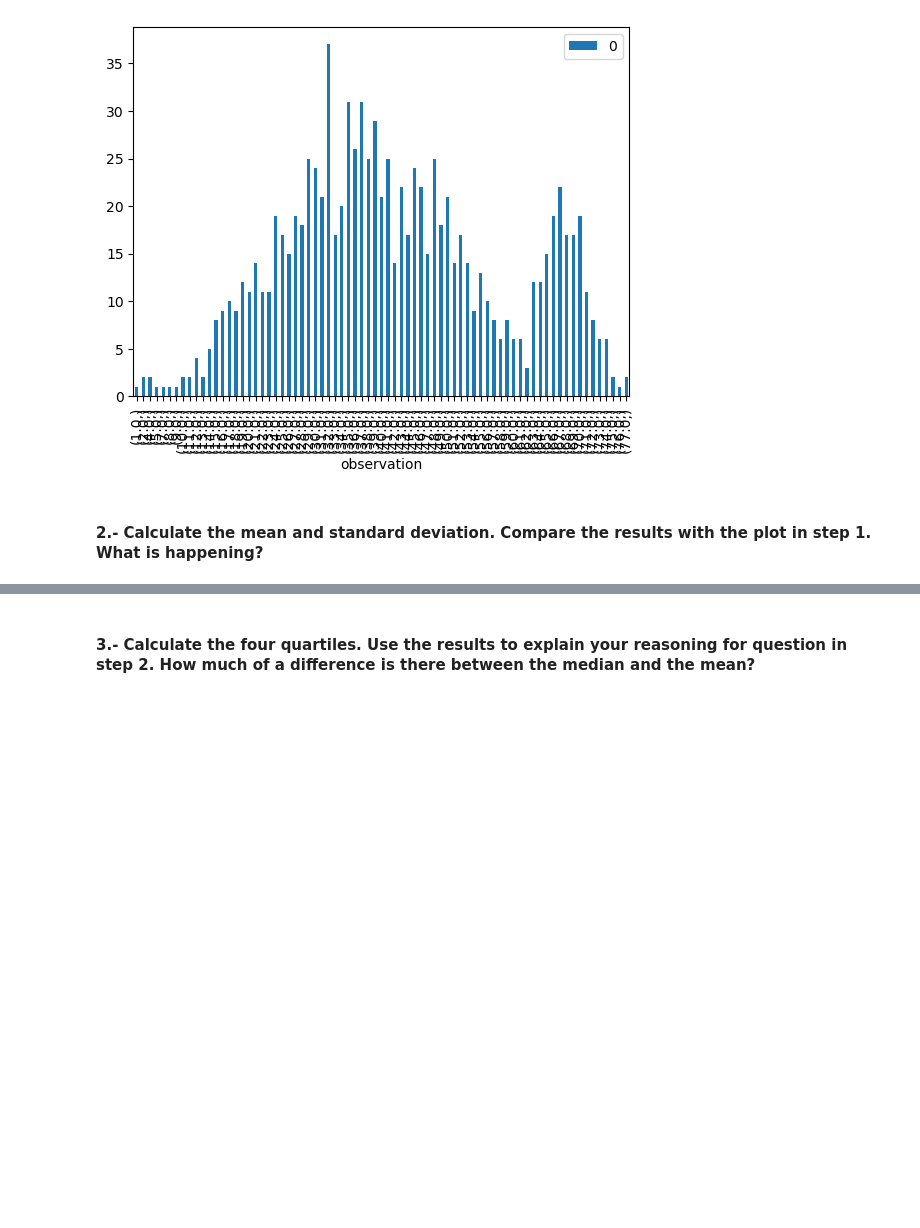
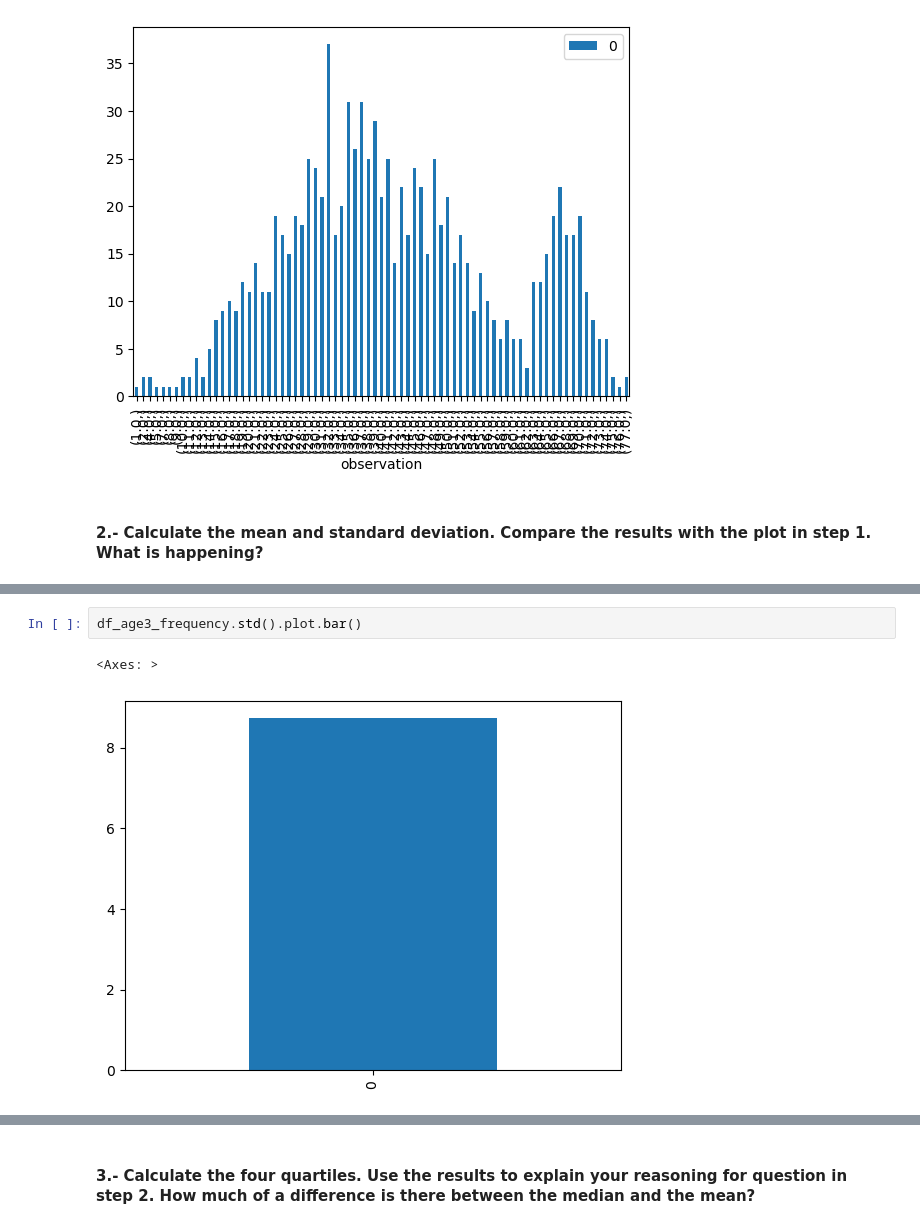
Before and after one commit to capyami/dataptmad0223_labs, a Jupyter notebook: module-2/understanding-descriptive-stats/your-code/main.ipynb, the cells around one changed output, grey strips where cells are left out. Cells and saved outputs as stored; diff of their text form; blank space fills up the shorter version.

```diff
--- a/module-2/understanding-descriptive-stats/your-code/main.ipynb
+++ b/module-2/understanding-descriptive-stats/your-code/main.ipynb
@@ -309,0 +346,5 @@ your comments here
+# %%
+df_age3_frequency.std().plot.bar()
+# %% [output]
+<Axes: >
+[figure, added]
```
Also changed, not shown: parts of 33 cells of this notebook.
